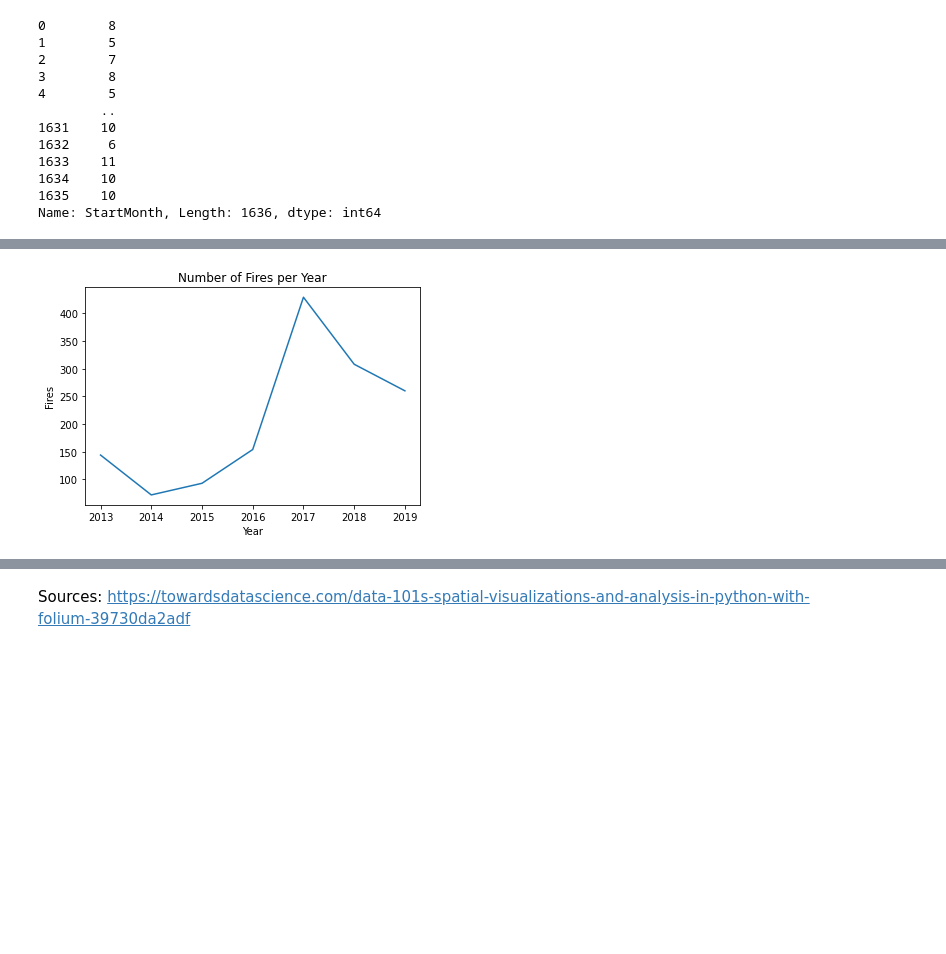
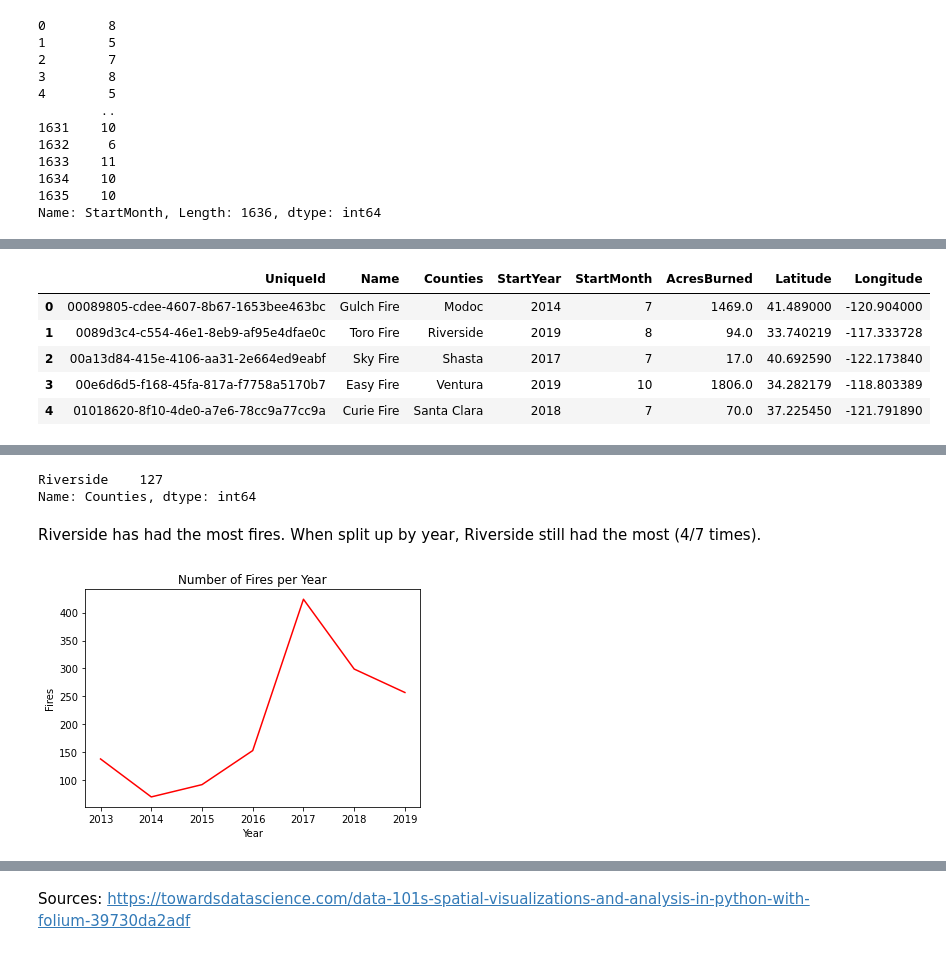
Before and after one commit to kaciewebster/ca-fire-incidents, a Jupyter notebook: ca-fire.ipynb, the cells around one changed output, grey strips where cells are left out. Saved outputs shown, nothing was run; the diff lists cells and outputs as text; code cells hidden in the pictures; blank space fills up the shorter version.

```diff
--- a/ca-fire.ipynb
+++ b/ca-fire.ipynb
@@ -164,3 +217,12 @@ memory usage: 79.8+ KB
+# %%
+ca_fires_df.head()
+# %% [output]
+|  | UniqueId | Name | Counties | StartYear | StartMonth | AcresBurned | Latitude | Longitude |
+| 0 | 00089805-cdee-4607-8b67-1653bee463bc | Gulch Fire | Modoc | 2014 | 7 | 1469.0 | 41.489000 | -120.904000 |
+| 1 | 0089d3c4-c554-46e1-8eb9-af95e4dfae0c | Toro Fire | Riverside | 2019 | 8 | 94.0 | 33.740219 | -117.333728 |
+| 2 | 00a13d84-415e-4106-aa31-2e664ed9eabf | Sky Fire | Shasta | 2017 | 7 | 17.0 | 40.692590 | -122.173840 |
+| 3 | 00e6d6d5-f168-45fa-817a-f7758a5170b7 | Easy Fire | Ventura | 2019 | 10 | 1806.0 | 34.282179 | -118.803389 |
+| 4 | 01018620-8f10-4de0-a7e6-78cc9a77cc9a | Curie Fire | Santa Clara | 2018 | 7 | 70.0 | 37.225450 | -121.791890 |
 # %%
 m = folium.Map(location=[34.0522, -118.2437], zoom_start=5)
 
@@ -182,17 +244,25 @@ plugins.HeatMapWithTime(df_years_list, radius=5, min_opacity=0.5, max_opacity=0.
 m
 # %% [output]
 [interactive output not drawn]
+# %%
+ca_fires_df['Counties'].value_counts().sort_values(ascending=False).head(1)
+# %% [output]
+Riverside    127
+Name: Counties, dtype: int64
+# %% [markdown]
+Riverside has had the most fires.
+When split up by year, Riverside still had the most (4/7 times).
 # %%
 num_fires = ca_fires_df.groupby('StartYear')['AcresBurned'].count()
-years = ca_fires_df['StartYear'].unique()
+years = sorted(ca_fires_df['StartYear'].unique())
 
 fig, ax = plt.subplots()
-ax.plot(years, num_fires)
+ax.plot(years, num_fires, color='red')
 ax.set_title('Number of Fires per Year')
 ax.set_xlabel('Year')
 ax.set_ylabel('Fires')
 
 plt.show()
 # %% [output]
-[figure, old version]
+[figure, new version]
 # %%
```
Also changed, not shown: parts of 22 cells of this notebook.
